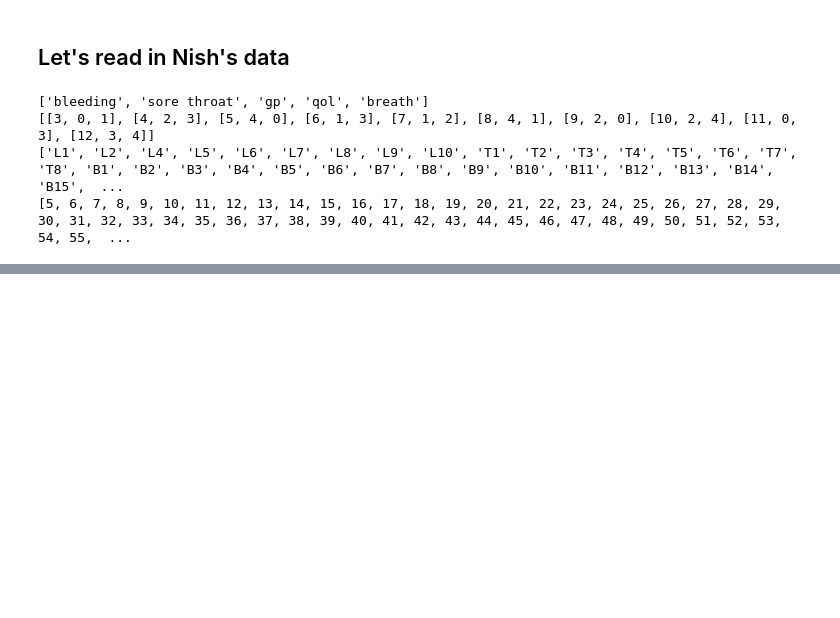
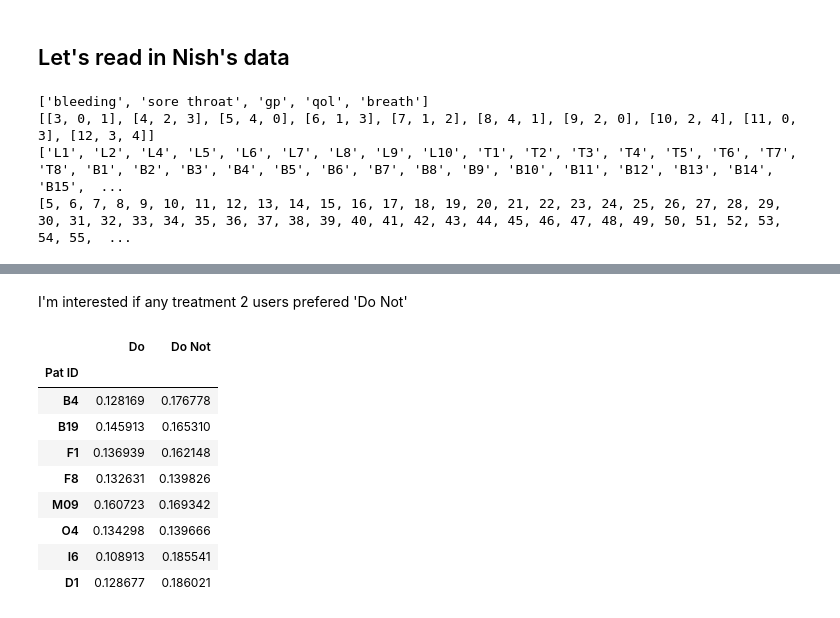
Before and after one commit to isahp/youth-session, a Jupyter notebook: DevAHP/Notebooks/Nischay/FirstAnalysis.ipynb, the cells around one changed output, grey strips where cells are left out. Cells and saved outputs as stored; diff of their text form; code cells hidden in the pictures; blank space fills up the shorter version.

```diff
--- a/DevAHP/Notebooks/Nischay/FirstAnalysis.ipynb
+++ b/DevAHP/Notebooks/Nischay/FirstAnalysis.ipynb
@@ -26,0 +79,16 @@ nish_da
+# %% [markdown]
+I'm interested if any treatment 2 users prefered 'Do Not'
+# %%
+preferDoNot = treatment2df['Do'] < treatment2df['Do Not']
+treatment2df.loc[preferDoNot,:]
+# %% [output]
+|  | Do | Do Not |
+| Pat ID |  |  |
+| B4 | 0.128169 | 0.176778 |
+| B19 | 0.145913 | 0.165310 |
+| F1 | 0.136939 | 0.162148 |
+| F8 | 0.132631 | 0.139826 |
+| M09 | 0.160723 | 0.169342 |
+| O4 | 0.134298 | 0.139666 |
+| I6 | 0.108913 | 0.185541 |
+| D1 | 0.128677 | 0.186021 |
```
Also changed, not shown: parts of 14 cells of this notebook, 1 other file.
